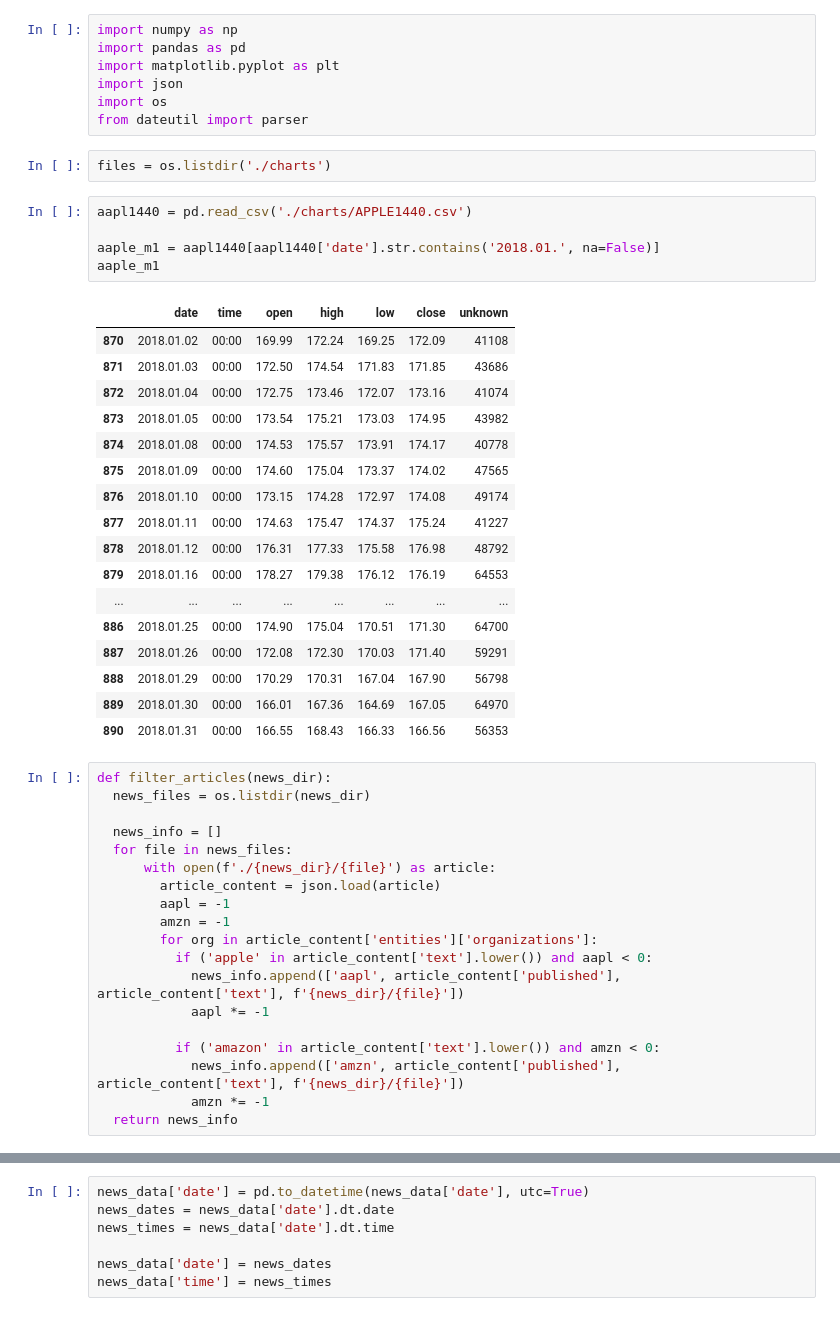
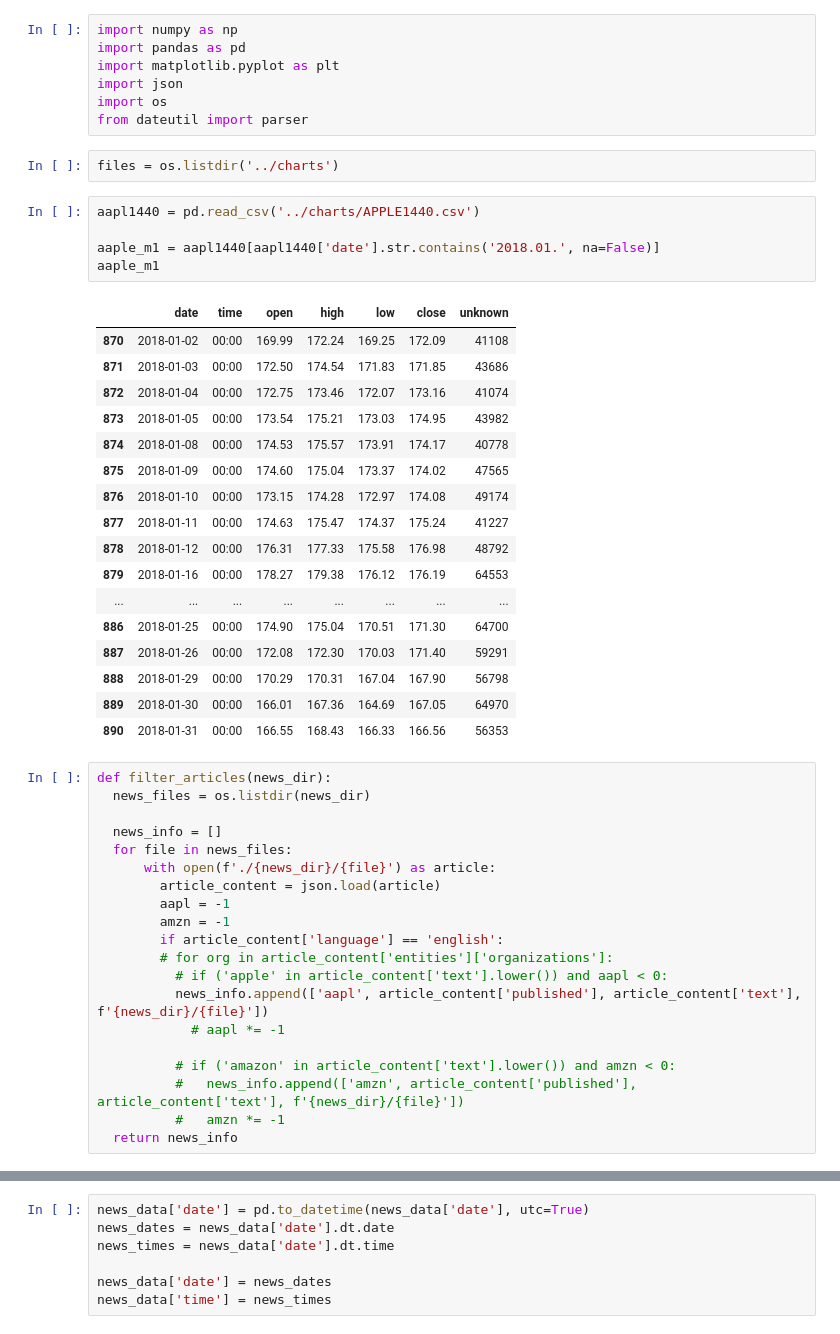
Before and after one commit to nick-moran/stock_pred_proj, a Jupyter notebook: exploration/exploration.ipynb, the cells around one changed output, grey strips where cells are left out. Cells and saved outputs as stored; diff of their text form.

```diff
--- a/exploration/exploration.ipynb
+++ b/exploration/exploration.ipynb
@@ -6,30 +6,30 @@ import json
 import os
 from dateutil import parser
 # %%
-files = os.listdir('./charts')
+files = os.listdir('../charts')
 # %%
-aapl1440 = pd.read_csv('./charts/APPLE1440.csv')
+aapl1440 = pd.read_csv('../charts/APPLE1440.csv')
 
 aaple_m1 = aapl1440[aapl1440['date'].str.contains('2018.01.', na=False)]
 aaple_m1
 # %% [output]
 |  | date | time | open | high | low | close | unknown |
-| 870 | 2018.01.02 | 00:00 | 169.99 | 172.24 | 169.25 | 172.09 | 41108 |
-| 871 | 2018.01.03 | 00:00 | 172.50 | 174.54 | 171.83 | 171.85 | 43686 |
-| 872 | 2018.01.04 | 00:00 | 172.75 | 173.46 | 172.07 | 173.16 | 41074 |
-| 873 | 2018.01.05 | 00:00 | 173.54 | 175.21 | 173.03 | 174.95 | 43982 |
-| 874 | 2018.01.08 | 00:00 | 174.53 | 175.57 | 173.91 | 174.17 | 40778 |
-| 875 | 2018.01.09 | 00:00 | 174.60 | 175.04 | 173.37 | 174.02 | 47565 |
-| 876 | 2018.01.10 | 00:00 | 173.15 | 174.28 | 172.97 | 174.08 | 49174 |
-| 877 | 2018.01.11 | 00:00 | 174.63 | 175.47 | 174.37 | 175.24 | 41227 |
-| 878 | 2018.01.12 | 00:00 | 176.31 | 177.33 | 175.58 | 176.98 | 48792 |
-| 879 | 2018.01.16 | 00:00 | 178.27 | 179.38 | 176.12 | 176.19 | 64553 |
+| 870 | 2018-01-02 | 00:00 | 169.99 | 172.24 | 169.25 | 172.09 | 41108 |
+| 871 | 2018-01-03 | 00:00 | 172.50 | 174.54 | 171.83 | 171.85 | 43686 |
+| 872 | 2018-01-04 | 00:00 | 172.75 | 173.46 | 172.07 | 173.16 | 41074 |
+| 873 | 2018-01-05 | 00:00 | 173.54 | 175.21 | 173.03 | 174.95 | 43982 |
+| 874 | 2018-01-08 | 00:00 | 174.53 | 175.57 | 173.91 | 174.17 | 40778 |
+| 875 | 2018-01-09 | 00:00 | 174.60 | 175.04 | 173.37 | 174.02 | 47565 |
+| 876 | 2018-01-10 | 00:00 | 173.15 | 174.28 | 172.97 | 174.08 | 49174 |
+| 877 | 2018-01-11 | 00:00 | 174.63 | 175.47 | 174.37 | 175.24 | 41227 |
+| 878 | 2018-01-12 | 00:00 | 176.31 | 177.33 | 175.58 | 176.98 | 48792 |
+| 879 | 2018-01-16 | 00:00 | 178.27 | 179.38 | 176.12 | 176.19 | 64553 |
 | ... | ... | ... | ... | ... | ... | ... | ... |
-| 886 | 2018.01.25 | 00:00 | 174.90 | 175.04 | 170.51 | 171.30 | 64700 |
-| 887 | 2018.01.26 | 00:00 | 172.08 | 172.30 | 170.03 | 171.40 | 59291 |
-| 888 | 2018.01.29 | 00:00 | 170.29 | 170.31 | 167.04 | 167.90 | 56798 |
-| 889 | 2018.01.30 | 00:00 | 166.01 | 167.36 | 164.69 | 167.05 | 64970 |
-| 890 | 2018.01.31 | 00:00 | 166.55 | 168.43 | 166.33 | 166.56 | 56353 |
+| 886 | 2018-01-25 | 00:00 | 174.90 | 175.04 | 170.51 | 171.30 | 64700 |
+| 887 | 2018-01-26 | 00:00 | 172.08 | 172.30 | 170.03 | 171.40 | 59291 |
+| 888 | 2018-01-29 | 00:00 | 170.29 | 170.31 | 167.04 | 167.90 | 56798 |
+| 889 | 2018-01-30 | 00:00 | 166.01 | 167.36 | 164.69 | 167.05 | 64970 |
+| 890 | 2018-01-31 | 00:00 | 166.55 | 168.43 | 166.33 | 166.56 | 56353 |
 # %%
 def filter_articles(news_dir):
   news_files = os.listdir(news_dir)
@@ -40,13 +40,14 @@ def filter_articles(news_dir):
         article_content = json.load(article)
         aapl = -1
         amzn = -1
-        for org in article_content['entities']['organizations']:
-          if ('apple' in article_content['text'].lower()) and aapl < 0:
-            news_info.append(['aapl', article_content['published'], article_content['text'], f'{news_dir}/{file}'])
-            aapl *= -1
+        if article_content['language'] == 'english':
+        # for org in article_content['entities']['organizations']:
+          # if ('apple' in article_content['text'].lower()) and aapl < 0:
+          news_info.append(['aapl', article_content['published'], article_content['text'], f'{news_dir}/{file}'])
+            # aapl *= -1
 
-          if ('amazon' in article_content['text'].lower()) and amzn < 0:
-            news_info.append(['amzn', article_content['published'], article_content['text'], f'{news_dir}/{file}'])
-            amzn *= -1
+          # if ('amazon' in article_content['text'].lower()) and amzn < 0:
+          #   news_info.append(['amzn', article_content['published'], article_content['text'], f'{news_dir}/{file}'])
+          #   amzn *= -1
   return news_info
 # %%
```
Also changed, not shown: parts of 13 cells of this notebook, 8 other files.
